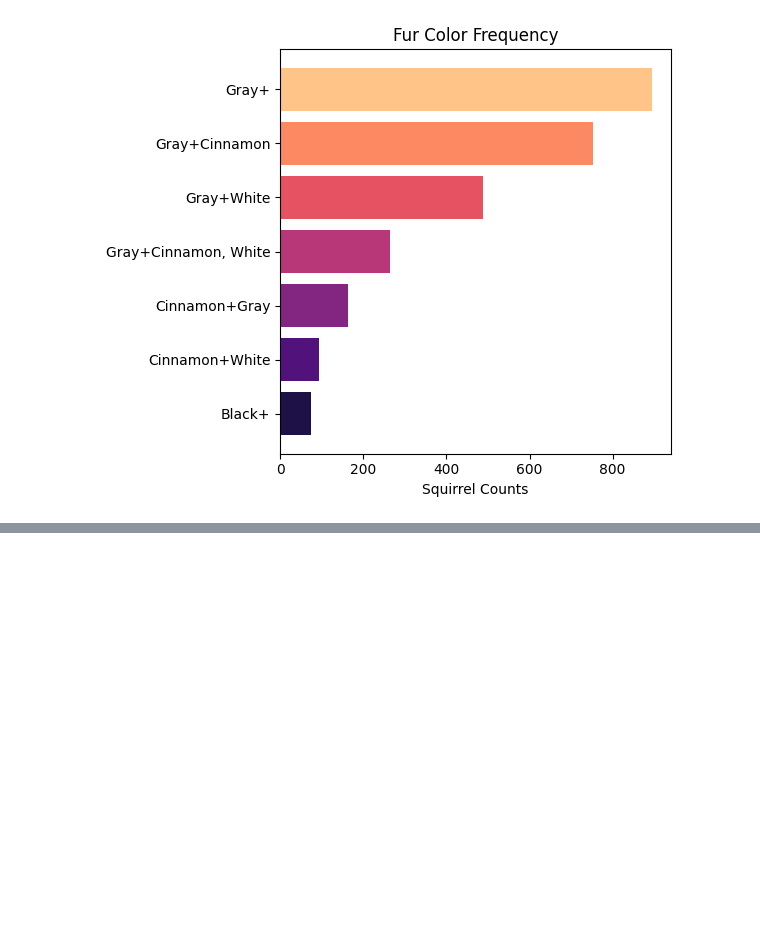
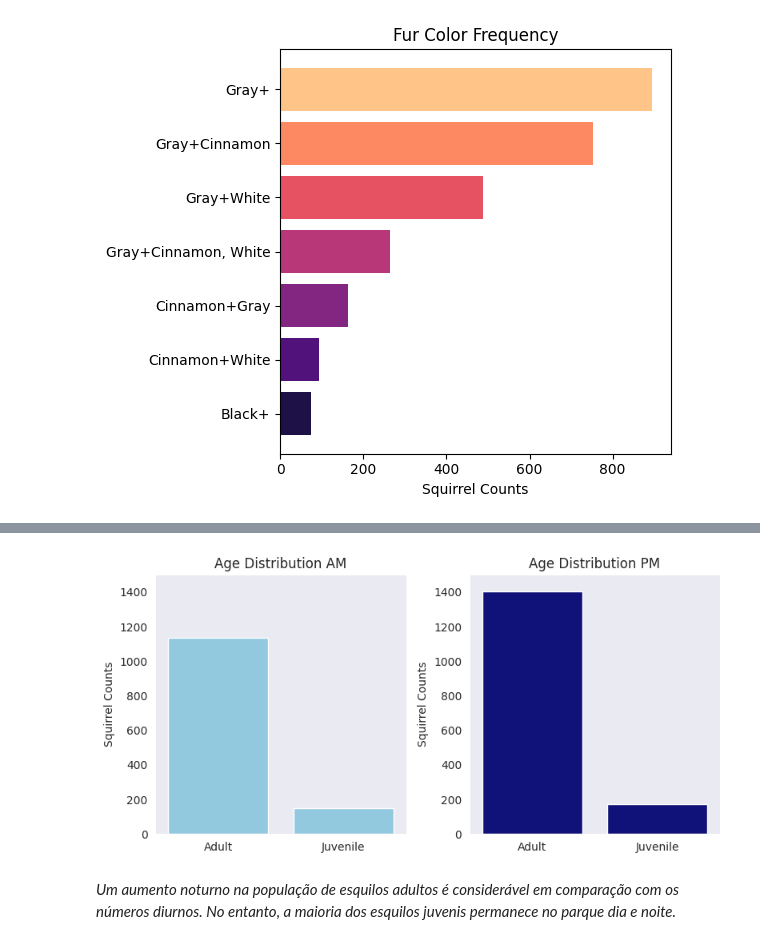
Before and after one commit to Mustasheep/Central-Park-Squirrel-Census, a Jupyter notebook: Central_Park_Squirrel_Census.ipynb, the cells around one changed output, grey strips where cells are left out. Saved outputs shown, nothing was run; the diff lists cells and outputs as text; code cells hidden in the pictures; blank space fills up the shorter version.

```diff
--- a/Central_Park_Squirrel_Census.ipynb
+++ b/Central_Park_Squirrel_Census.ipynb
@@ -183,3 +183,7 @@ plt.tight_layout()
 plt.show()
 # %% [output]
 [figure]
+# %%
+# Contagem das idades em relação ao turno do dia
+age_table = new_squirrel_data.groupby(['Age', 'Shift']).size().reset_index(name='Count')
+age_table = age_table.drop(age_table[age_table['Age'] == '?'].index)
@@ -185,0 +196,28 @@ plt.show()
+# %%
+# Preparando e isolando turnos para plotagem
+age_table_AM = age_table[age_table['Shift'] == 'AM']
+age_table_PM = age_table[age_table['Shift'] == 'PM']
+# %%
+plt.figure(figsize=(8, 4))
+sns.set_style("dark")
+
+plt.subplot(1, 2, 1)
+sns.barplot(x='Age', y='Count', data=age_table_AM, color='skyblue')
+plt.title('Age Distribution AM')
+plt.xlabel('')
+plt.ylabel('Squirrel Counts')
+plt.ylim(0, 1500)
+
+plt.subplot(1, 2, 2)
+sns.barplot(x='Age', y='Count', data=age_table_PM, color='darkblue')
+plt.title('Age Distribution PM')
+plt.xlabel('')
+plt.ylabel('Squirrel Counts')
+plt.ylim(0, 1500)
+
+plt.tight_layout()
+plt.show()
+# %% [output]
+[figure, added]
+# %% [markdown]
+_Um aumento noturno na população de esquilos adultos é considerável em comparação com os números diurnos. No entanto, a maioria dos esquilos juvenis permanece no parque dia e noite._
```
Also changed, not shown: parts of 1 cell of this notebook.
